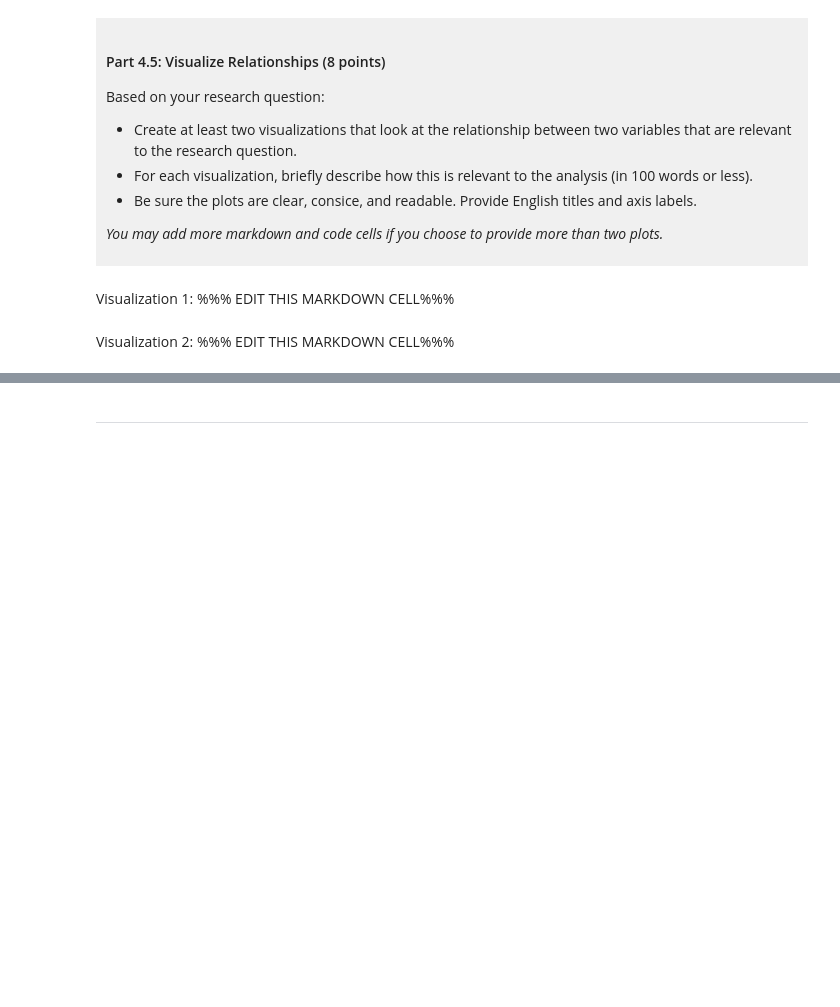
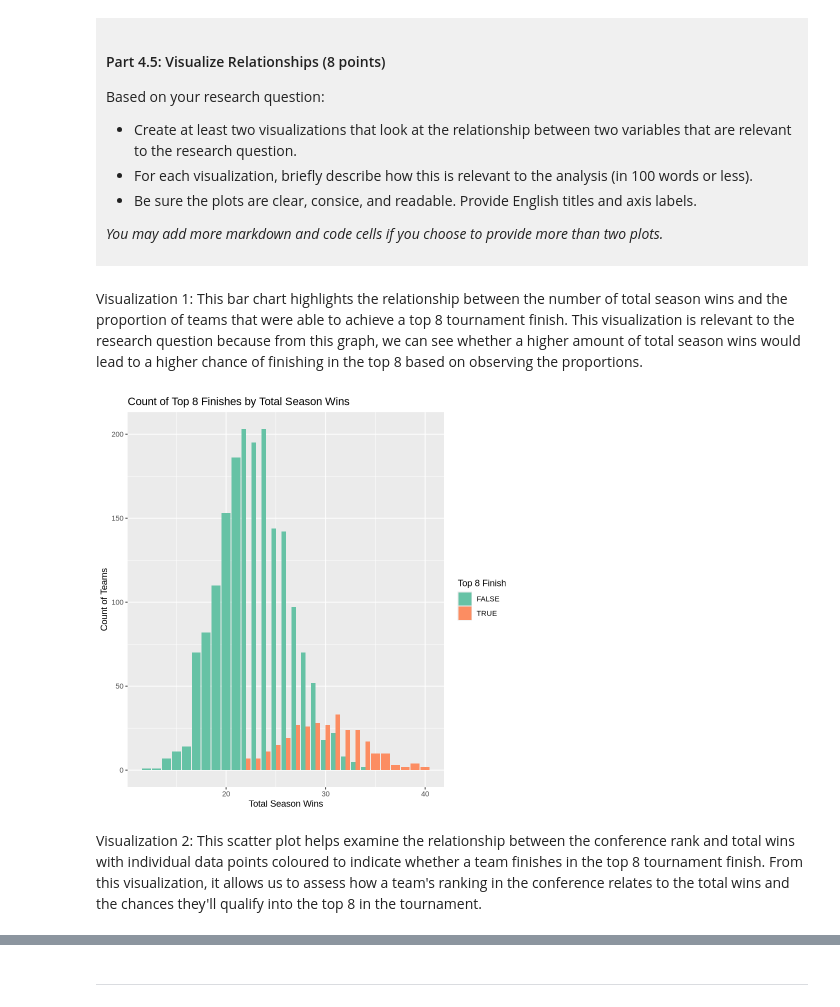
Before and after one commit to evieeli217-arch/dsci-100-project-evieli, a Jupyter notebook: dsci-100-project-notebook.ipynb, the cells around one changed output, grey strips where cells are left out. Drawn from its saved outputs; the diff is of its cells as text; code cells hidden in the pictures; blank space fills up the shorter version.

```diff
--- a/dsci-100-project-notebook.ipynb
+++ b/dsci-100-project-notebook.ipynb
@@ -325,9 +411,27 @@ Based on your research question:
 *You may add more markdown and code cells if you choose to provide more than two plots.*
 </div>
 # %% [markdown]
-Visualization 1: %%% EDIT THIS MARKDOWN CELL%%%
+Visualization 1: This bar chart highlights the relationship between the number of total season wins and the proportion of teams that were able to achieve a top 8 tournament finish. This visualization is relevant to the research question because from this graph, we can see whether a higher amount of total season wins would lead to a higher chance of finishing in the top 8 based on observing the proportions.
 # %%
-### EDIT THIS CODE CELL FOR VISUALIZATION 1###
+march_madness_viz1<-march_madness_tidy|>
+
+#We use fill here to separate the top 8 finish status (true or false) by colour
+ggplot(aes(x = total_wins, fill = top_8_finish))+
+
+#Here, we are using a bar graph with the position="dodge" to make a cleaner side by side visualization
+geom_bar(position = "dodge") +
+
+#A colourblind palette is used here for easier visualization
+scale_fill_brewer(palette = "Set2")+
+
+#Human readable labels and axes are added
+labs(title ="Count of Top 8 Finishes by Total Season Wins",
+       x ="Total Season Wins",
+       y = "Count of Teams",
+       fill = "Top 8 Finish")
+march_madness_viz1
+# %% [output]
+[figure, added]
 # %% [markdown]
-Visualization 2: %%% EDIT THIS MARKDOWN CELL%%%
+Visualization 2: This scatter plot helps examine the relationship between the conference rank and total wins with individual data points coloured to indicate whether a team finishes in the top 8 tournament finish. From this visualization, it allows us to assess how a team's ranking in the conference relates to the total wins and the chances they'll qualify into the top 8 in the tournament.
 # %%
```
Also changed, not shown: parts of 9 cells of this notebook.
